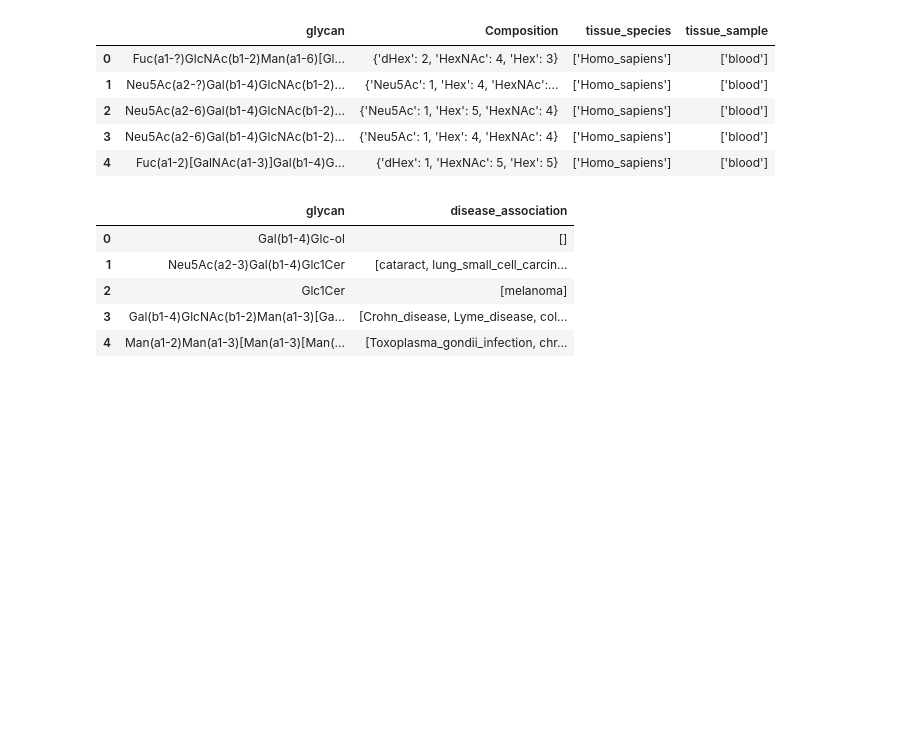
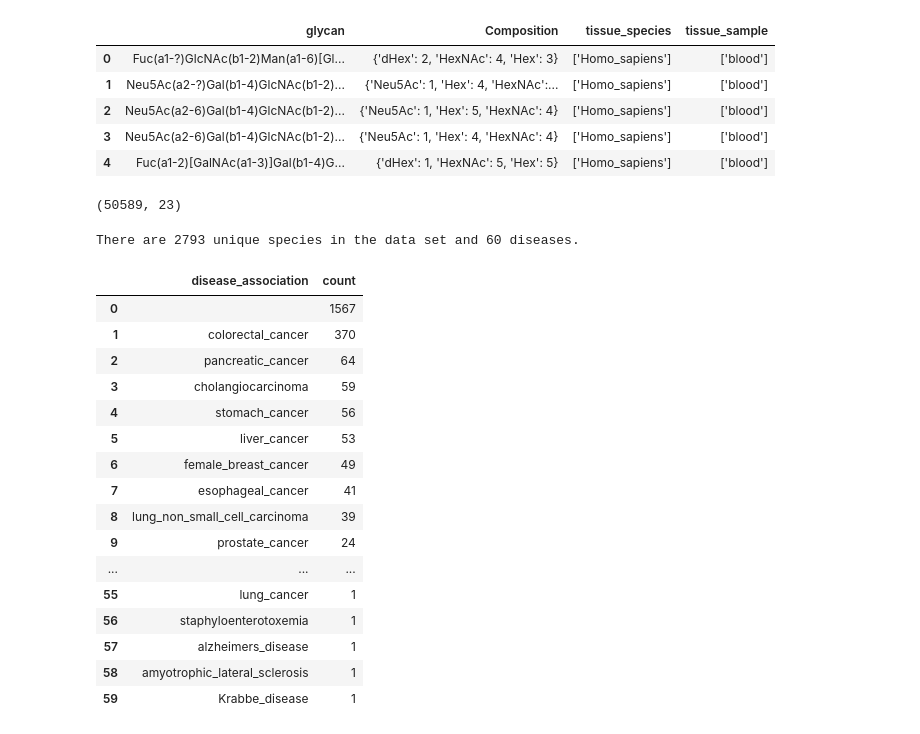
Before and after one commit to PhiCtl/glycan-biomarkers, a Jupyter notebook: src/Task_2/glycan_embedding.ipynb, the cells around one changed output. Cells and saved outputs as stored; diff of their text form; code cells hidden in the pictures; blank space fills up the shorter version.

```diff
--- a/src/Task_2/glycan_embedding.ipynb
+++ b/src/Task_2/glycan_embedding.ipynb
@@ -56,13 +71,33 @@ df_glycan_list
 | 3 | Neu5Ac(a2-6)Gal(b1-4)GlcNAc(b1-2)... | {'Neu5Ac': 1, 'Hex': 4, 'HexNAc': 4} | ['Homo_sapiens'] | ['blood'] |
 | 4 | Fuc(a1-2)[GalNAc(a1-3)]Gal(b1-4)G... | {'dHex': 1, 'HexNAc': 5, 'Hex': 5} | ['Homo_sapiens'] | ['blood'] |
 # %%
-df_glycan[['glycan', 'disease_association']].head()
-#df_glycan.columns
+df_glycan = df_glycan[~df_glycan['glycan'].isin(df_glycan_list['glycan'].to_list())] # Remove glycans of interest from the curated list...
+df_glycan.shape
 # %% [output]
-|  | glycan | disease_association |
-| 0 | Gal(b1-4)Glc-ol | [] |
-| 1 | Neu5Ac(a2-3)Gal(b1-4)Glc1Cer | [cataract, lung_small_cell_carcin... |
-| 2 | Glc1Cer | [melanoma] |
-| 3 | Gal(b1-4)GlcNAc(b1-2)Man(a1-3)[Ga... | [Crohn_disease, Lyme_disease, col... |
-| 4 | Man(a1-2)Man(a1-3)[Man(a1-3)[Man(... | [Toxoplasma_gondii_infection, chr... |
+(50589, 23)
+# %%
+print(f"There are {df_glycan.explode('Species')['Species'].nunique()} unique species in the data set",
+         f"and {df_glycan.explode('disease_association')['disease_association'].nunique()} diseases.")
+# %% [output]
+There are 2793 unique species in the data set and 60 diseases.
+# %%
+df_glycan.explode('disease_association')['disease_association'].value_counts().reset_index()
+# %% [output]
+|  | disease_association | count |
+| 0 |  | 1567 |
+| 1 | colorectal_cancer | 370 |
+| 2 | pancreatic_cancer | 64 |
+| 3 | cholangiocarcinoma | 59 |
+| 4 | stomach_cancer | 56 |
+| 5 | liver_cancer | 53 |
+| 6 | female_breast_cancer | 49 |
+| 7 | esophageal_cancer | 41 |
+| 8 | lung_non_small_cell_carcinoma | 39 |
+| 9 | prostate_cancer | 24 |
+| ... | ... | ... |
+| 55 | lung_cancer | 1 |
+| 56 | staphyloenterotoxemia | 1 |
+| 57 | alzheimers_disease | 1 |
+| 58 | amyotrophic_lateral_sclerosis | 1 |
+| 59 | Krabbe_disease | 1 |
 # %%
```
Also changed, not shown: parts of 30 cells of this notebook.
